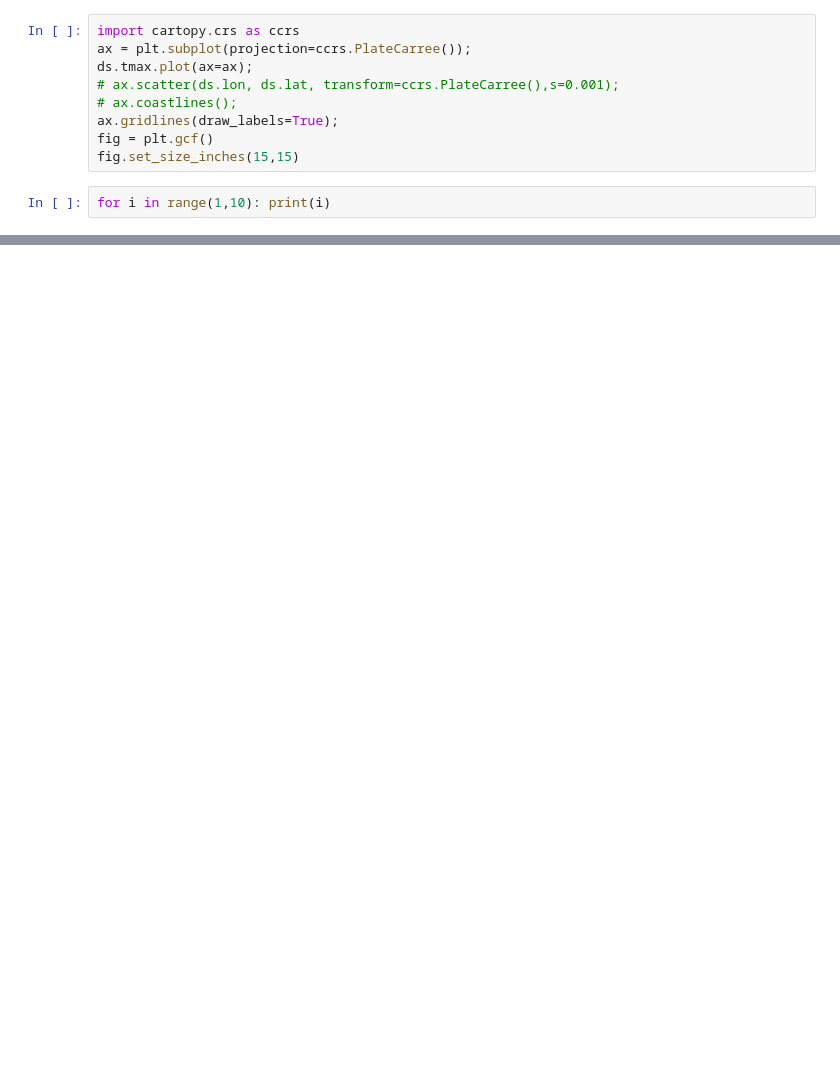
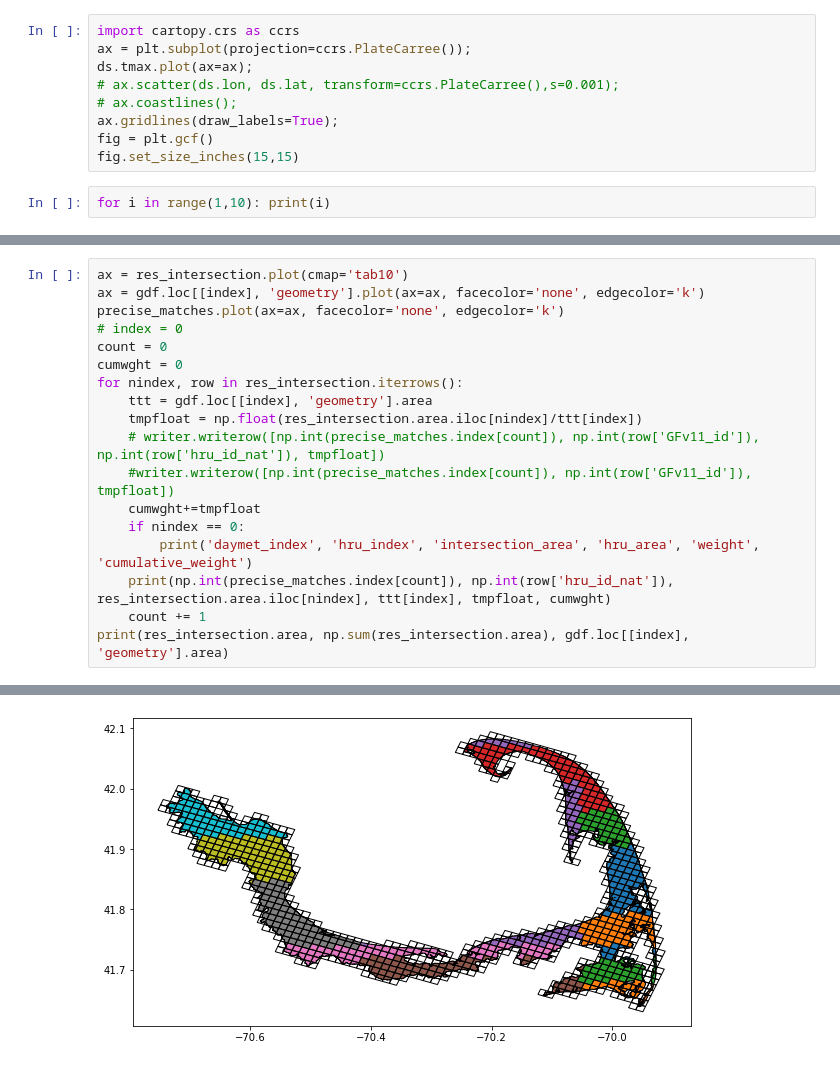
Before and after one commit to nhm-usgs/onhm-fetcher-parser, a Jupyter notebook: notebooks/Daymet_test_1.ipynb, the cells around one changed output, grey strips where cells are left out. Saved outputs shown, nothing was run; the diff lists cells and outputs as text; blank space fills up the shorter version.

```diff
--- a/notebooks/Daymet_test_1.ipynb
+++ b/notebooks/Daymet_test_1.ipynb
@@ -270,0 +531,19 @@ ncfcells[0:10].plot()
+# %%
+ax = res_intersection.plot(cmap='tab10')
+ax = gdf.loc[[index], 'geometry'].plot(ax=ax, facecolor='none', edgecolor='k')
+precise_matches.plot(ax=ax, facecolor='none', edgecolor='k')
+# index = 0
+count = 0
+cumwght = 0
+for nindex, row in res_intersection.iterrows():
+    ttt = gdf.loc[[index], 'geometry'].area
+    tmpfloat = np.float(res_intersection.area.iloc[nindex]/ttt[index])
+    # writer.writerow([np.int(precise_matches.index[count]), np.int(row['GFv11_id']), np.int(row['hru_id_nat']), tmpfloat])
+    #writer.writerow([np.int(precise_matches.index[count]), np.int(row['GFv11_id']), tmpfloat])
+    cumwght+=tmpfloat
+    if nindex == 0:
+        print('daymet_index', 'hru_index', 'intersection_area', 'hru_area', 'weight', 'cumulative_weight')
+    print(np.int(precise_matches.index[count]), np.int(row['hru_id_nat']), res_intersection.area.iloc[nindex], ttt[index], tmpfloat, cumwght)
+    count += 1
+print(res_intersection.area, np.sum(res_intersection.area), gdf.loc[[index], 'geometry'].area)
+# %% [output]
@@ -271 +567,2 @@ ncfcells[0:10].plot()
+[figure, added]
 # %%
```
Also changed, not shown: parts of 46 cells of this notebook, 7 other files.
